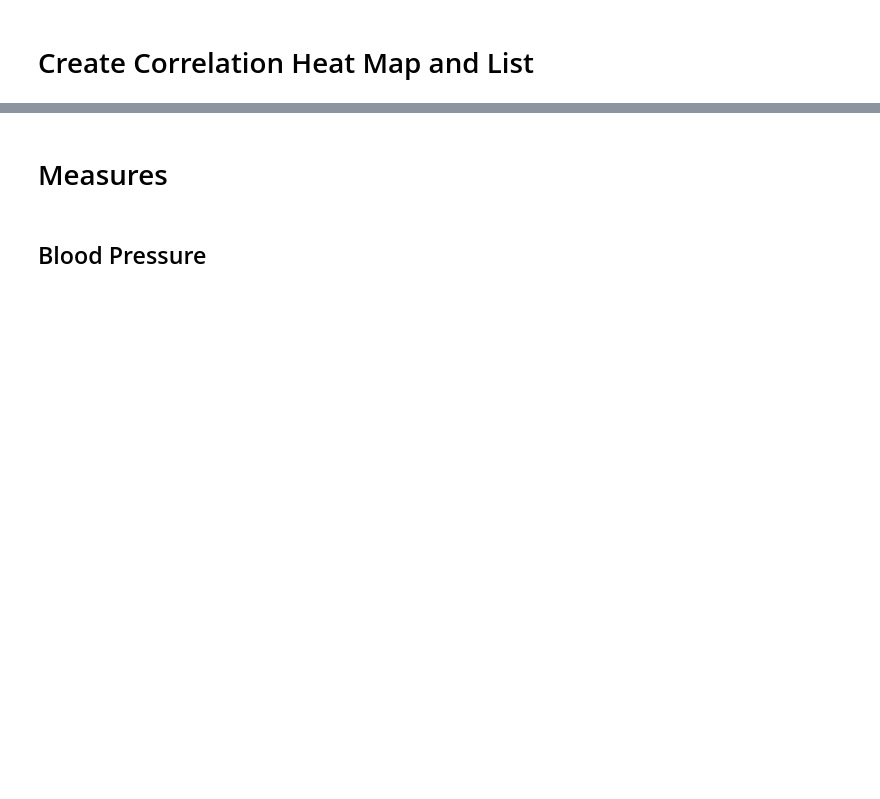
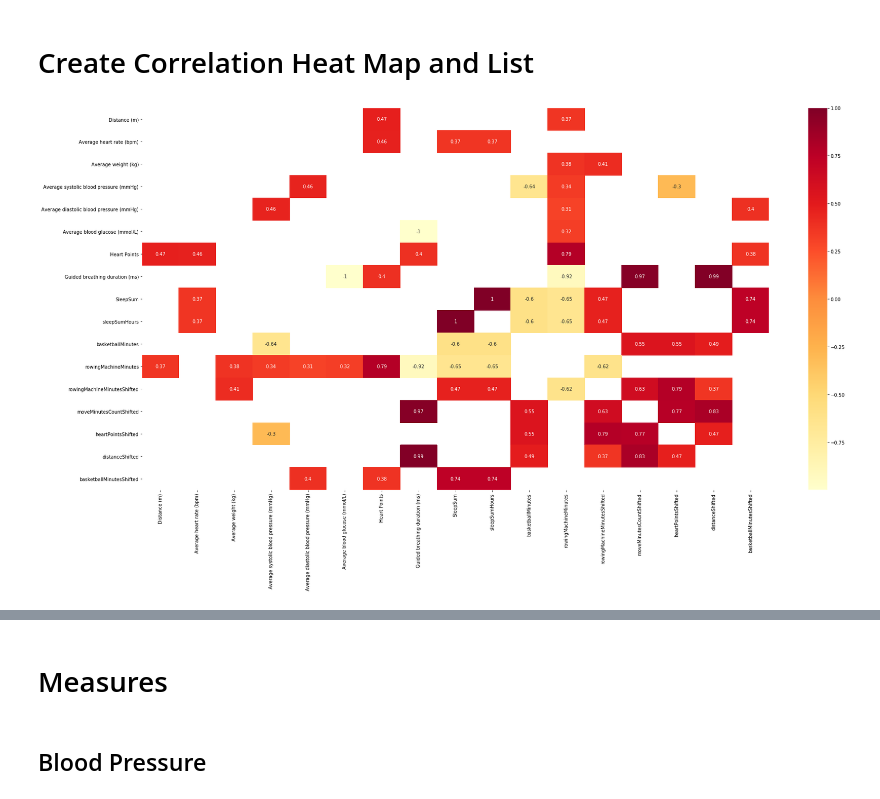
Before and after one commit to JamesIgoe/GoogleFitAnalysis, a Jupyter notebook: Analysis.ipynb, the cells around one changed output, grey strips where cells are left out. Cells and saved outputs as stored; diff of their text form; code cells hidden in the pictures; blank space fills up the shorter version.

```diff
--- a/Analysis.ipynb
+++ b/Analysis.ipynb
@@ -30,6 +30,6 @@ https://takeout.google.com/
 ## Import
 # %%
 import os
-filePath = 'c:\\Users\\igoej\\OneDrive\\Documents\\GitHub\\DataAnalytics\\Data\\2020-09-15 Daily Summaries.csv'
+filePath = 'c:\\Users\\igoej\\OneDrive\\Documents\\GitHub\\DataAnalytics\\Data\\2020-09-23 Daily Summaries.csv'
 df_fit = pd.read_csv(filePath)
 df_fit.tail()
@@ -123,11 +207,13 @@ df_fit['basketballMinutesShifted'] = df_fit['basketballMinutes'].shift()
 # Create Correlation Heat Map and List
 # %%
 #set data set for analysis
-df = df_fit
+df = df_fit[['Distance (m)', 'Average heart rate (bpm)','Average weight (kg)','Average systolic blood pressure (mmHg)','Average diastolic blood pressure (mmHg)','Average blood glucose (mmol/L)','Heart Points','Guided breathing duration (ms)','SleepSum', 'sleepSumHours','basketballMinutes', 'rowingMachineMinutes','rowingMachineMinutesShifted', 'moveMinutesCountShifted','heartPointsShifted', 'distanceShifted', 'basketballMinutesShifted']]
 filterValue = 0.3
 plt.figure(figsize=(30,15))
 sns.heatmap(corrFilter(df, filterValue), annot=True, cmap="YlOrRd")
 plt.show()
+# %% [output]
+[figure, added]
 # %%
 corr_fit_filtered = corrFilterFlattened(df, filterValue)
 half = corr_fit_filtered.count() / 2
```
Also changed, not shown: parts of 34 cells of this notebook.
